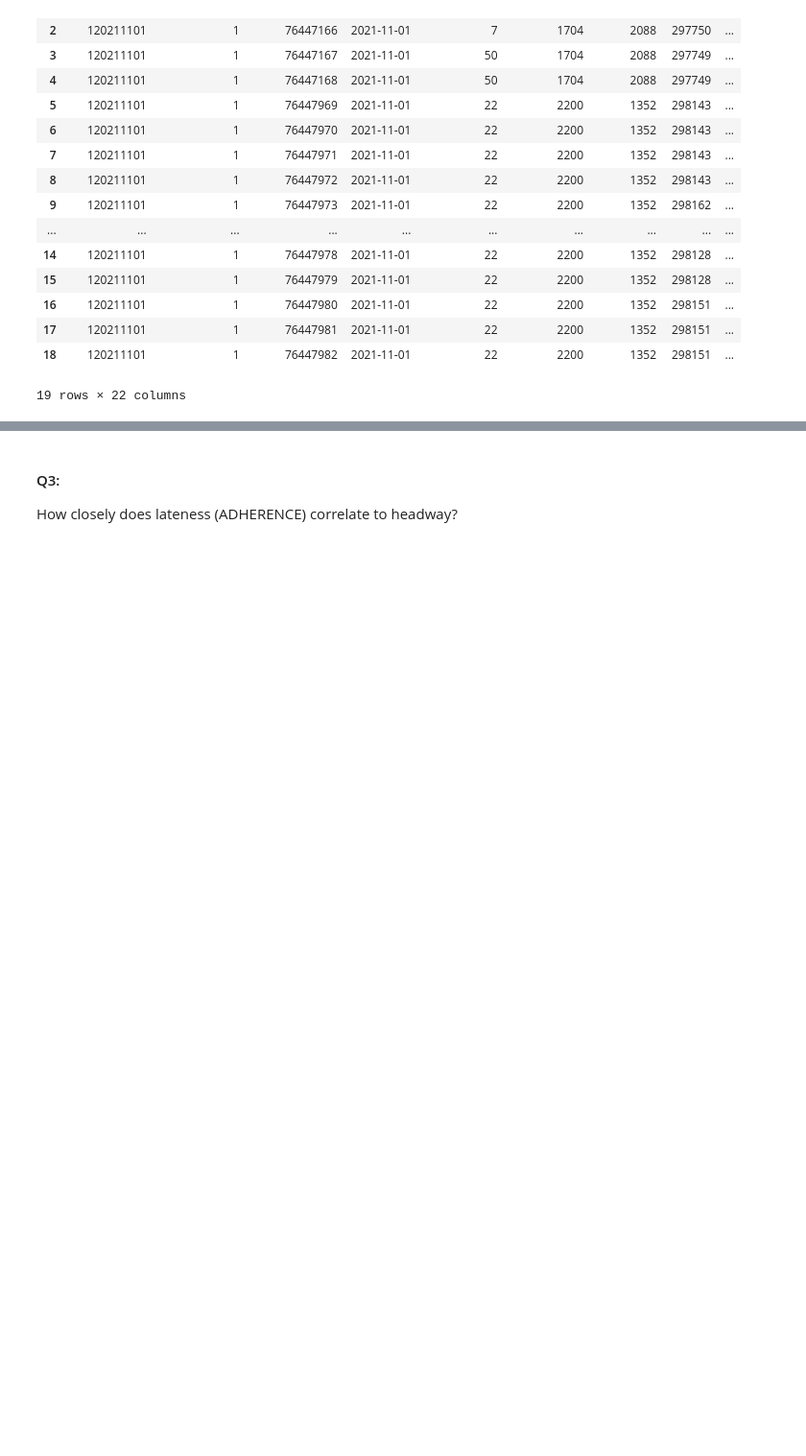
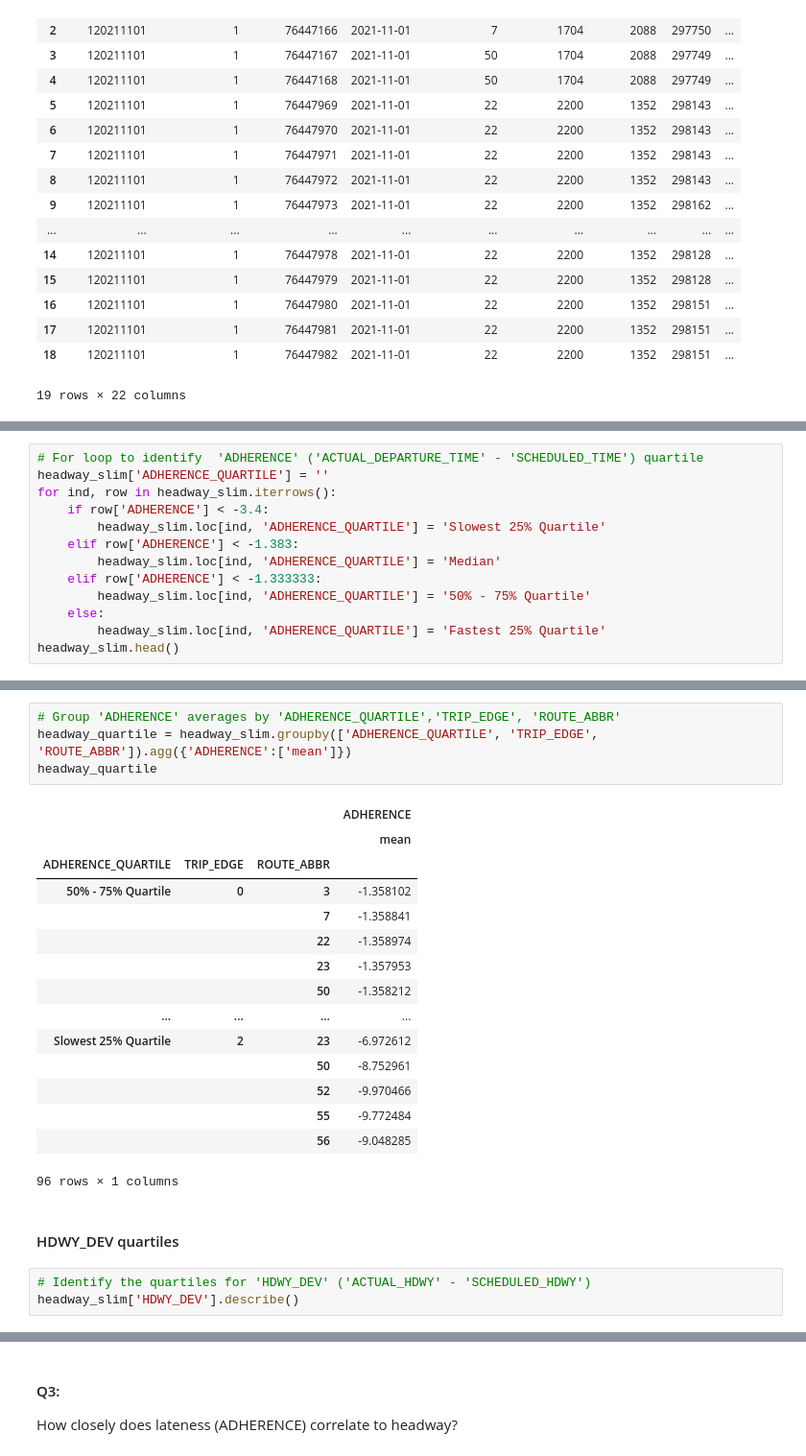
Before and after one commit to NSS-Data-Analytics-Cohort-7/wego-python-bit-my_finger, a Jupyter notebook: notebook/we_go_project.ipynb, the cells around one changed output, grey strips where cells are left out. Shown: that part at 96% size. Drawn from its saved outputs; the diff is of its cells as text; blank space fills up the shorter version.

Commit message:
Got quartiles for Q1

```diff
--- a/notebook/we_go_project.ipynb
+++ b/notebook/we_go_project.ipynb
@@ -297,0 +126,13 @@ rt_3.head(15)
+# %%
+# For loop to identify  'ADHERENCE' ('ACTUAL_DEPARTURE_TIME' - 'SCHEDULED_TIME') quartile
+headway_slim['ADHERENCE_QUARTILE'] = ''
+for ind, row in headway_slim.iterrows():
+    if row['ADHERENCE'] < -3.4:
+        headway_slim.loc[ind, 'ADHERENCE_QUARTILE'] = 'Slowest 25% Quartile'
+    elif row['ADHERENCE'] < -1.383:
+        headway_slim.loc[ind, 'ADHERENCE_QUARTILE'] = 'Median'
+    elif row['ADHERENCE'] < -1.333333:
+        headway_slim.loc[ind, 'ADHERENCE_QUARTILE'] = '50% - 75% Quartile'
+    else:
+        headway_slim.loc[ind, 'ADHERENCE_QUARTILE'] = 'Fastest 25% Quartile'
+headway_slim.head()
@@ -297,0 +167,25 @@ rt_3.head(15)
+# %%
+# Group 'ADHERENCE' averages by 'ADHERENCE_QUARTILE','TRIP_EDGE', 'ROUTE_ABBR'
+headway_quartile = headway_slim.groupby(['ADHERENCE_QUARTILE', 'TRIP_EDGE', 'ROUTE_ABBR']).agg({'ADHERENCE':['mean']})
+headway_quartile
+# %% [output]
+|  |  |  | ADHERENCE |
+|  |  |  | mean |
+| ADHERENCE_QUARTILE | TRIP_EDGE | ROUTE_ABBR |  |
+| 50% - 75% Quartile | 0 | 3 | -1.358102 |
+|  |  | 7 | -1.358841 |
+|  |  | 22 | -1.358974 |
+|  |  | 23 | -1.357953 |
+|  |  | 50 | -1.358212 |
+| ... | ... | ... | ... |
+| Slowest 25% Quartile | 2 | 23 | -6.972612 |
+|  |  | 50 | -8.752961 |
+|  |  | 52 | -9.970466 |
+|  |  | 55 | -9.772484 |
+|  |  | 56 | -9.048285 |
+96 rows × 1 columns
+# %% [markdown]
+#### HDWY_DEV quartiles
+# %%
+# Identify the quartiles for 'HDWY_DEV' ('ACTUAL_HDWY' - 'SCHEDULED_HDWY')
+headway_slim['HDWY_DEV'].describe()
```
Also changed, not shown: parts of 27 cells of this notebook.
